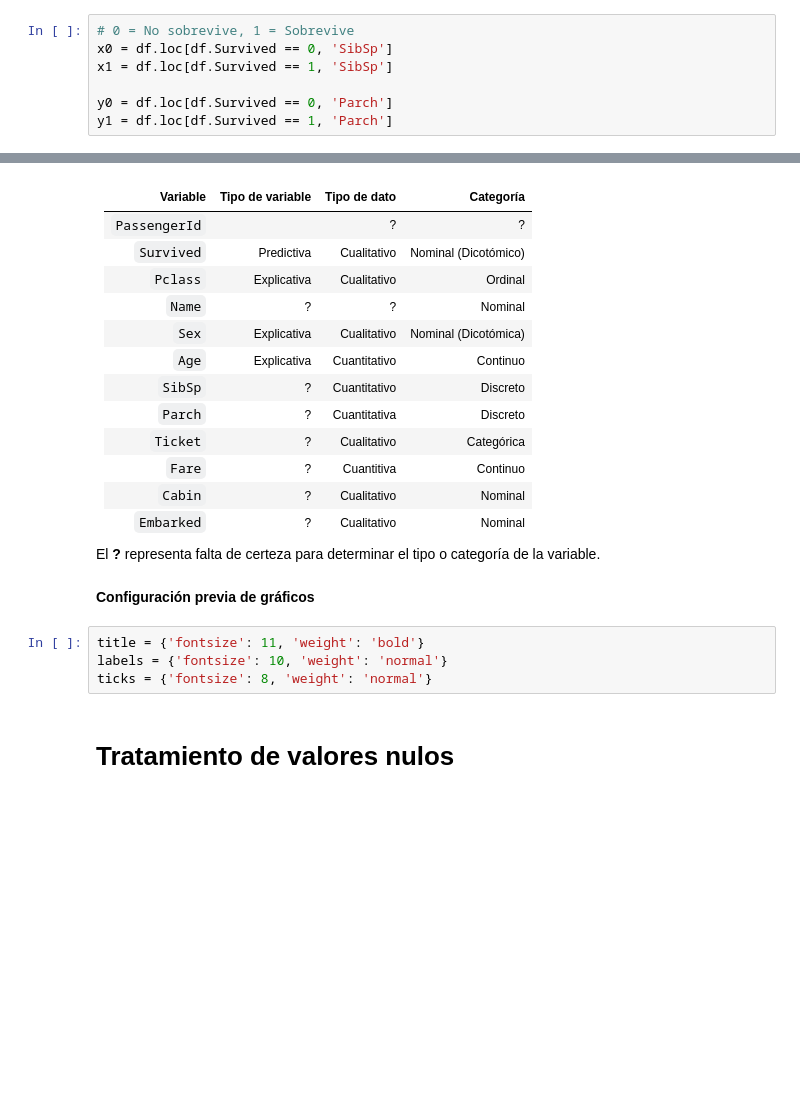
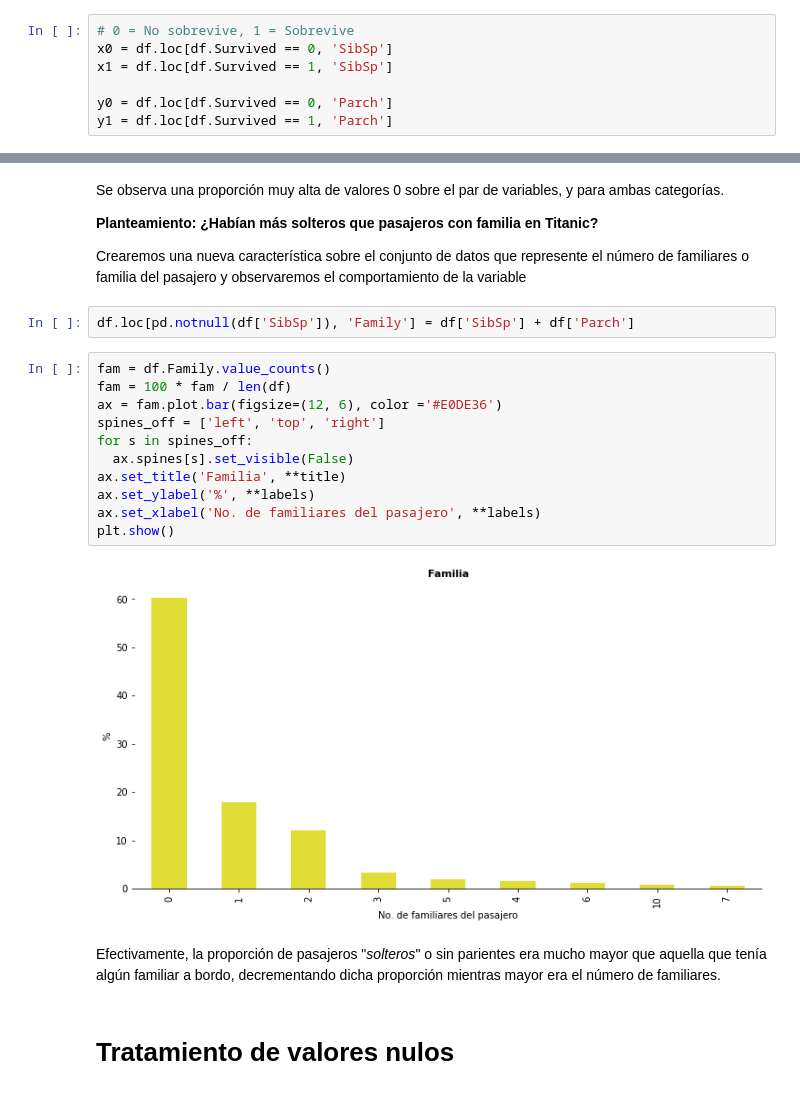
Before and after one commit to juancn95/saturdaysAI_titanic_challenge, a Jupyter notebook: SaturdaysAI_titanic_challenge.ipynb, the cells around one changed output, grey strips where cells are left out. Saved outputs shown, nothing was run; the diff lists cells and outputs as text; blank space fills up the shorter version.

```diff
--- a/SaturdaysAI_titanic_challenge.ipynb
+++ b/SaturdaysAI_titanic_challenge.ipynb
@@ -284,26 +305,26 @@ Conjunto total:  1309 observaciones y 12 características
-# %% [markdown]
-Variable | Tipo de variable | Tipo de dato | Categoría
---- |  --- | --- |--- |
-`PassengerId`| | ? | ?
-`Survived` | Predictiva | Cualitativo | Nominal (Dicotómico)
-`Pclass` | Explicativa | Cualitativo | Ordinal
-`Name` | ? | ? | Nominal
-`Sex` | Explicativa | Cualitativo | Nominal (Dicotómica)
-`Age` | Explicativa | Cuantitativo | Continuo
-`SibSp` | ? | Cuantitativo | Discreto
-`Parch` | ? | Cuantitativa | Discreto
-`Ticket` | ? | Cualitativo | Categórica
-`Fare` | ? | Cuantitiva | Continuo
-`Cabin` | ? | Cualitativo | Nominal
-`Embarked` | ? | Cualitativo | Nominal
-
-El **?** representa falta de certeza para determinar el tipo o categoría de la variable.
-# %% [markdown]
-**Configuración previa de gráficos**
-# %%
-title = {'fontsize': 11, 'weight': 'bold'}
-labels = {'fontsize': 10, 'weight': 'normal'}
-ticks = {'fontsize': 8, 'weight': 'normal'}
+# %% [markdown]
+Se observa una proporción muy alta de valores 0 sobre el par de variables, y para ambas categorías.
+
+**Planteamiento: ¿Habían más solteros que pasajeros con familia en Titanic?**
+
+Crearemos una nueva característica sobre el conjunto de datos que represente el número de familiares o familia del pasajero y observaremos el comportamiento de la variable
+# %%
+df.loc[pd.notnull(df['SibSp']), 'Family'] = df['SibSp'] + df['Parch']
+# %%
+fam = df.Family.value_counts()
+fam = 100 * fam / len(df)
+ax = fam.plot.bar(figsize=(12, 6), color ='#E0DE36')
+spines_off = ['left', 'top', 'right']
+for s in spines_off:
+  ax.spines[s].set_visible(False)
+ax.set_title('Familia', **title)
+ax.set_ylabel('%', **labels)
+ax.set_xlabel('No. de familiares del pasajero', **labels)
+plt.show()
+# %% [output]
+[figure, added]
+# %% [markdown]
+Efectivamente, la proporción de pasajeros "*solteros*" o sin parientes era mucho mayor que aquella que tenía algún familiar a bordo, decrementando dicha proporción mientras mayor era el número de familiares.
 # %% [markdown]
 # **Tratamiento de valores nulos**
 # %% [markdown]
```
Also changed, not shown: parts of 83 cells of this notebook.
